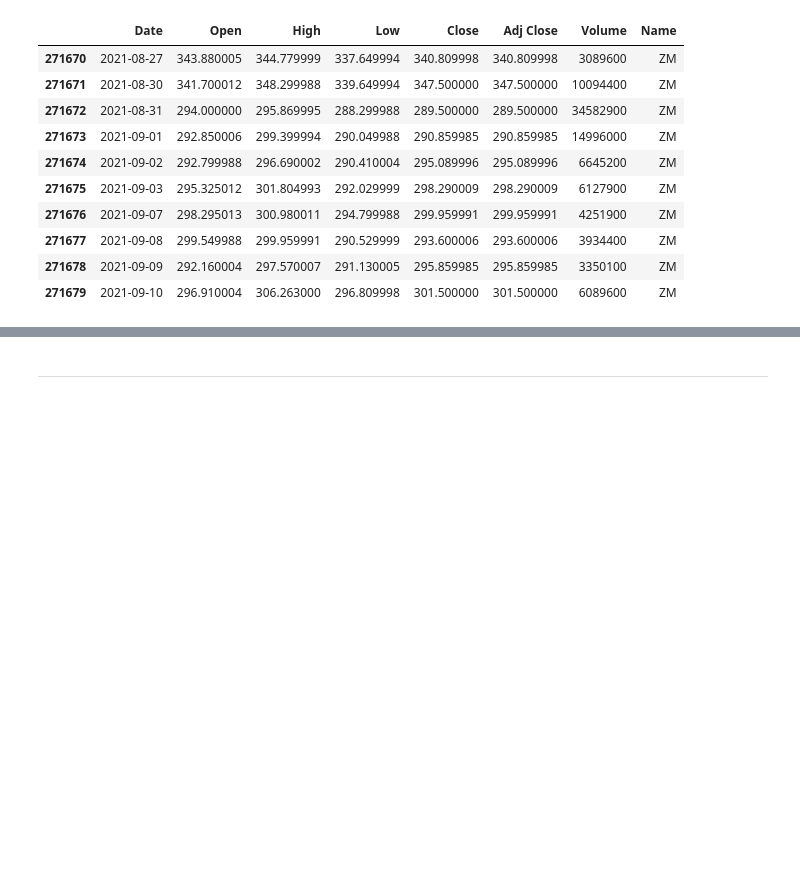
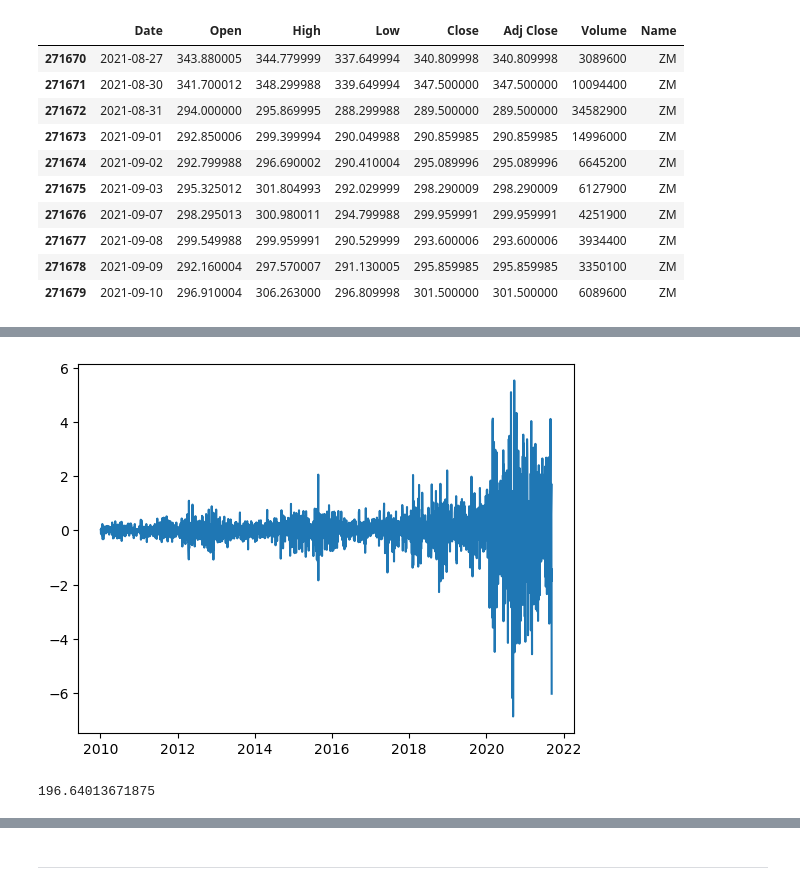
Before and after one commit to renishk2/nasdaq_100_stock_movement_predictor, a Jupyter notebook: Stocks_Trading_AI.ipynb, the cells around one changed output, grey strips where cells are left out. Saved outputs shown, nothing was run; the diff lists cells and outputs as text; code cells hidden in the pictures; blank space fills up the shorter version.

```diff
--- a/Stocks_Trading_AI.ipynb
+++ b/Stocks_Trading_AI.ipynb
@@ -81,0 +120,5 @@ stocks_df.tail(10)
+# %%
+# Convert Date column to Datetime
+
+stocks_df['Date'] = pd.to_datetime(stocks_df['Date'])
+stocks_df['Date']
@@ -81,0 +171,6 @@ stocks_df.tail(10)
+# %%
+# Add profit and loss column
+
+stocks_df['Profit/Loss'] = np.where(stocks_df['Close'] - stocks_df['Open'] <= 0, 0, 1)
+
+stocks_df
@@ -81,0 +197,3 @@ stocks_df.tail(10)
+# %%
+stocks_df['Difference'] = stocks_df['Close'] - stocks_df['Open']
+stocks_df
@@ -81,0 +214,2 @@ stocks_df.tail(10)
+# %%
+ aapl_stocks = stocks_df[stocks_df['Name'] == 'AAPL']
@@ -81,0 +235,10 @@ stocks_df.tail(10)
+# %%
+plt.figure()
+plt.plot(aapl_stocks['Date'], aapl_stocks['Difference'])
+plt.show()
+# %% [output]
+[figure, added]
+# %%
+stocks_df['Difference'].max()
+# %% [output]
+196.64013671875
```
Also changed, not shown: parts of 31 cells of this notebook.
